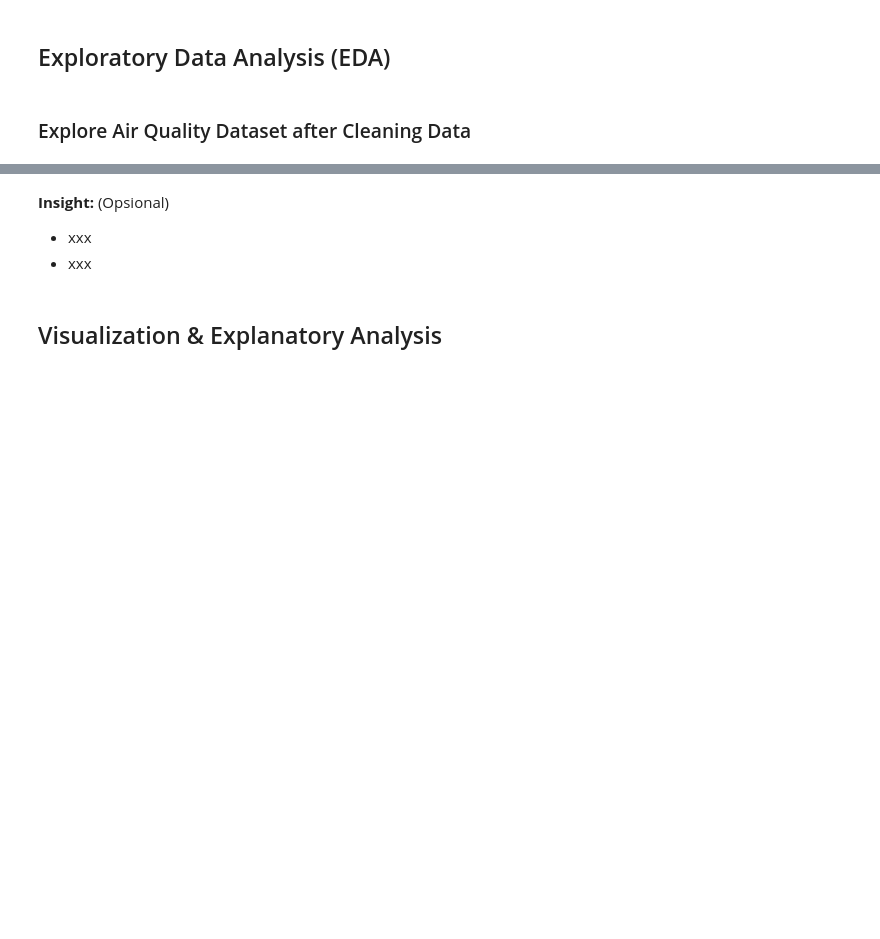
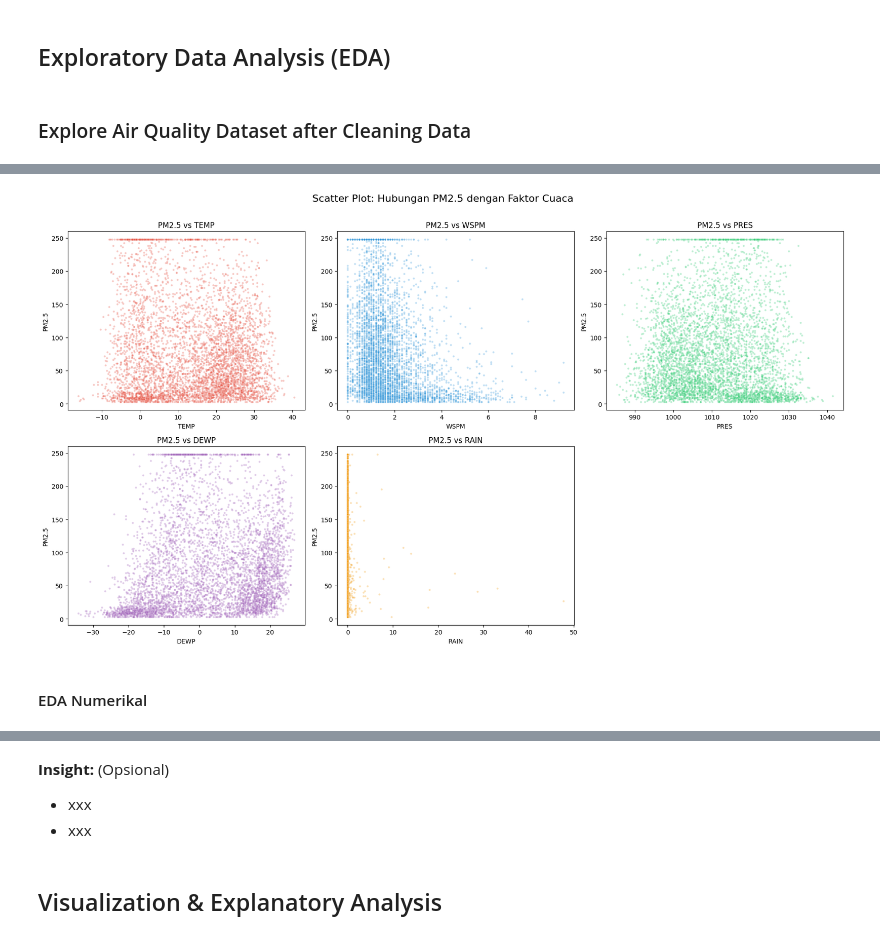
Before and after one commit to stevenwijaya18/Submission-Analisis-Data, a Jupyter notebook: Notebook.ipynb, the cells around one changed output, grey strips where cells are left out. Cells and saved outputs as stored; diff of their text form; code cells hidden in the pictures; blank space fills up the shorter version.

```diff
--- a/Notebook.ipynb
+++ b/Notebook.ipynb
@@ -274,0 +251,7 @@ display(korelasi_df)
+# %%
+# Skewness dan Kurtosis
+
+for col in numeric_cols_eda:
+    skew_val = df[col].skew()
+    kurt_val = df[col].kurtosis()
+    print(f"{col:<6} | Skewness: {skew_val:>8.3f} | Kurtosis: {kurt_val:>8.3f}")
@@ -274,0 +288,23 @@ display(korelasi_df)
+# %%
+# Scatter plot hubungan PM2.5 dengan faktor cuaca
+fig, axes = plt.subplots(2, 3, figsize=(18, 10))
+axes = axes.flatten()
+
+scatter_vars = ['TEMP', 'WSPM', 'PRES', 'DEWP', 'RAIN']
+colors = ['#e74c3c', '#3498db', '#2ecc71', '#9b59b6', '#f39c12']
+
+sample_df = df.sample(5000, random_state=42)
+
+for i, col in enumerate(scatter_vars):
+    sns.scatterplot(data=sample_df, x=col, y='PM2.5', alpha=0.3, ax=axes[i], color=colors[i], s=10)
+    axes[i].set_title(f"PM2.5 vs {col}")
+
+axes[-1].set_visible(False)
+
+plt.suptitle("Scatter Plot: Hubungan PM2.5 dengan Faktor Cuaca", fontsize=16, y=1.01)
+plt.tight_layout()
+plt.show()
+# %% [output]
+[figure, added]
+# %% [markdown]
+#### EDA Numerikal
```
Also changed, not shown: parts of 17 cells of this notebook.
